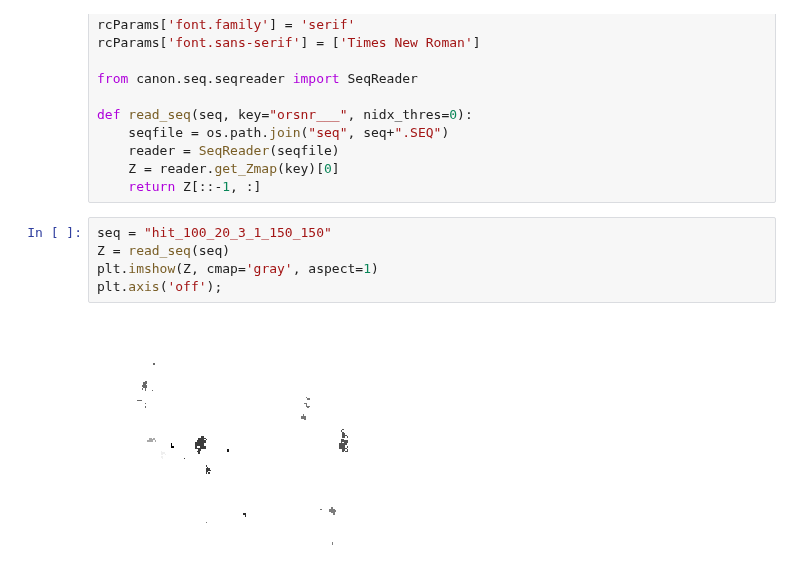
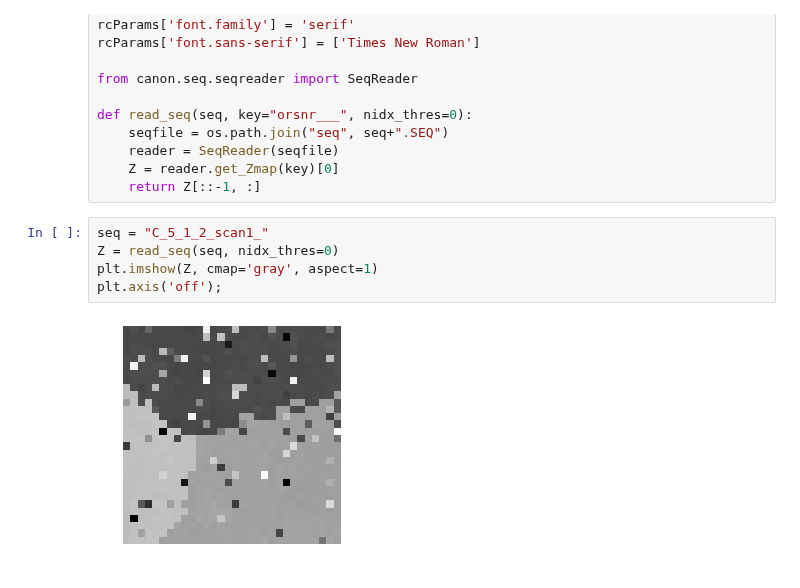
Before and after one commit to xmechanics/canon, a Jupyter notebook: scripts/read_seq.ipynb, the cells around one changed output. Saved outputs shown, nothing was run; the diff lists cells and outputs as text.

```diff
--- a/scripts/read_seq.ipynb
+++ b/scripts/read_seq.ipynb
@@ -21,9 +21,9 @@ def read_seq(seq, key="orsnr___", nidx_thres=0):
     Z = reader.get_Zmap(key)[0]
     return Z[::-1, :]
 # %%
-seq = "hit_100_20_3_1_150_150"
-Z = read_seq(seq)
+seq = "C_5_1_2_scan1_"
+Z = read_seq(seq, nidx_thres=0)
 plt.imshow(Z, cmap='gray', aspect=1)
 plt.axis('off');
 # %% [output]
-[figure, old version]
+[figure, new version]
```
Also changed, not shown: 9 other files.
